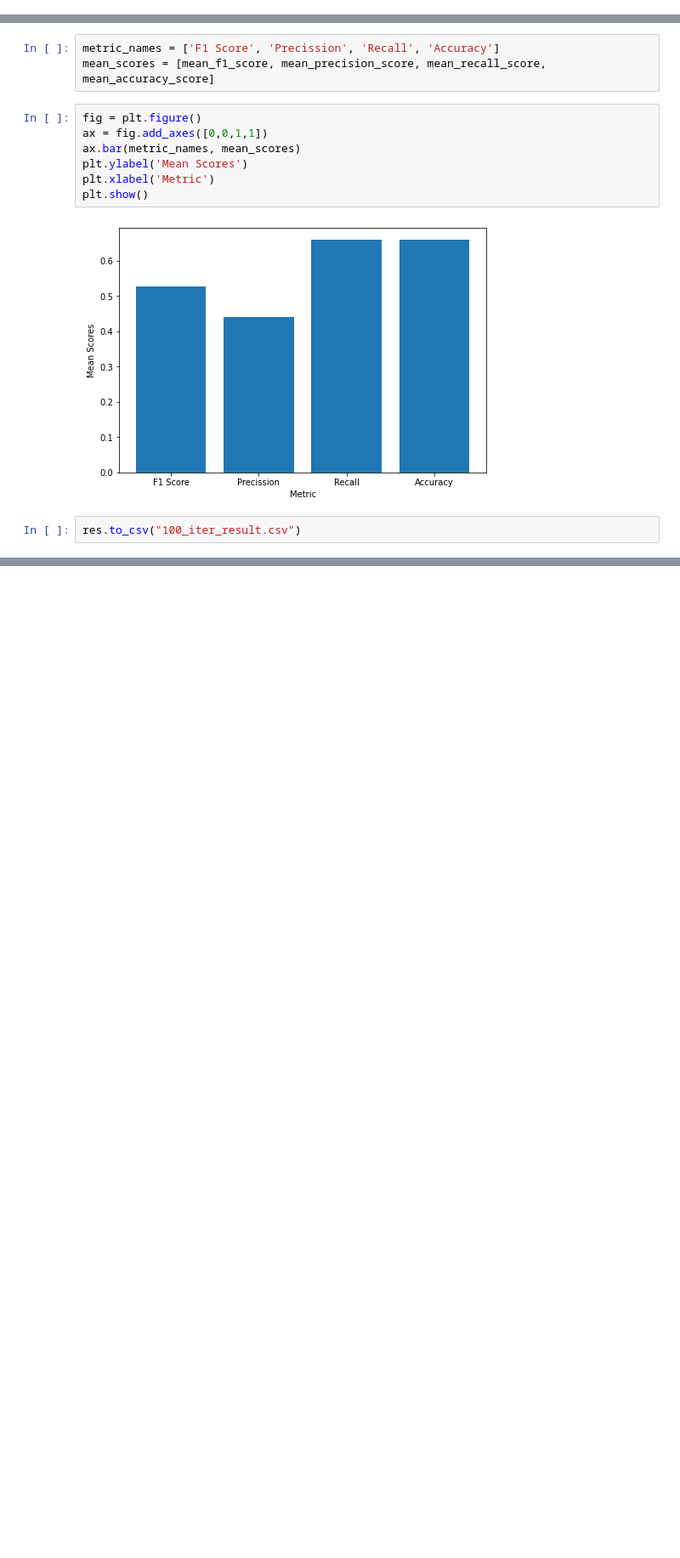
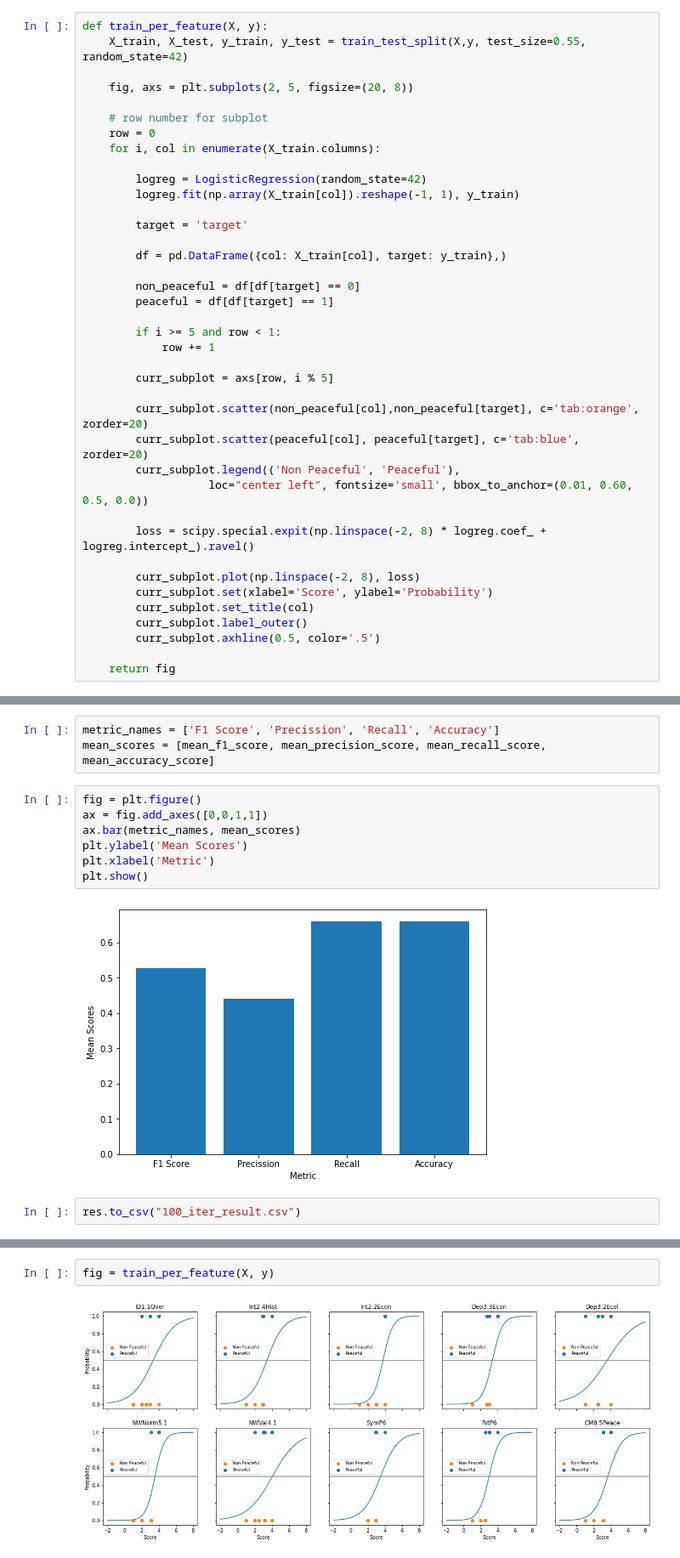
Before and after one commit to knarfamlap/Peace_System, a Jupyter notebook: keys.ipynb, the cells around one changed output, grey strips where cells are left out. Shown at 85% size. Drawn from its saved outputs; the diff is of its cells as text; blank space fills up the shorter version.

Commit message:
generate 10 keys sigmoid in subplot

```diff
--- a/keys.ipynb
+++ b/keys.ipynb
@@ -140,3 +124,42 @@ def train_per_feature():
+# %%
+def train_per_feature(X, y):
+    X_train, X_test, y_train, y_test = train_test_split(X,y, test_size=0.55, random_state=42)
+
+    fig, axs = plt.subplots(2, 5, figsize=(20, 8))
+
+    # row number for subplot
+    row = 0
+    for i, col in enumerate(X_train.columns):
+
+        logreg = LogisticRegression(random_state=42)
+        logreg.fit(np.array(X_train[col]).reshape(-1, 1), y_train)
+
+        target = 'target'
+
+        df = pd.DataFrame({col: X_train[col], target: y_train},)
+
+        non_peaceful = df[df[target] == 0]
+        peaceful = df[df[target] == 1]
+
+        if i >= 5 and row < 1:
+            row += 1
+
+        curr_subplot = axs[row, i % 5]
+
+        curr_subplot.scatter(non_peaceful[col],non_peaceful[target], c='tab:orange', zorder=20)
+        curr_subplot.scatter(peaceful[col], peaceful[target], c='tab:blue', zorder=20)
+        curr_subplot.legend(('Non Peaceful', 'Peaceful'),
+                   loc="center left", fontsize='small', bbox_to_anchor=(0.01, 0.60, 0.5, 0.0))
+
+        loss = scipy.special.expit(np.linspace(-2, 8) * logreg.coef_ + logreg.intercept_).ravel()
+
+        curr_subplot.plot(np.linspace(-2, 8), loss)
+        curr_subplot.set(xlabel='Score', ylabel='Probability')
+        curr_subplot.set_title(col)
+        curr_subplot.label_outer()
+        curr_subplot.axhline(0.5, color='.5')
+
+    return fig
 # %%
 CSV_LOCATION = "peace_sys.csv"
 # %%
@@ -285,0 +284,4 @@ plt.plot(np.linspace(-2, 8), loss)
+# %%
+fig = train_per_feature(X, y)
+# %% [output]
+[figure, added]
```
Also changed, not shown: parts of 11 cells of this notebook, 1 other file.
